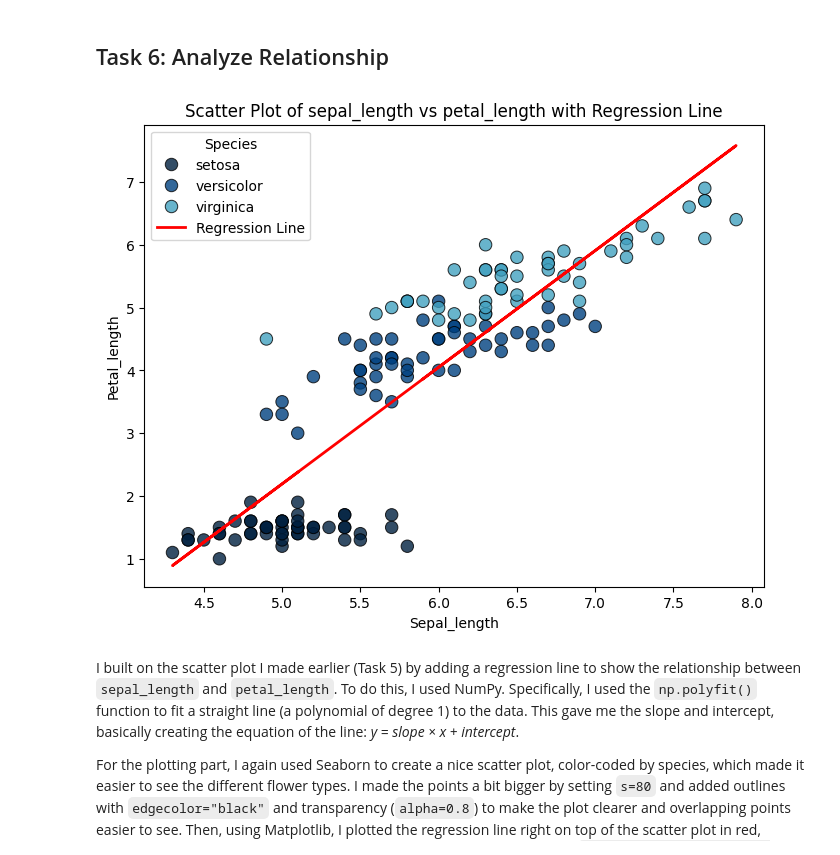
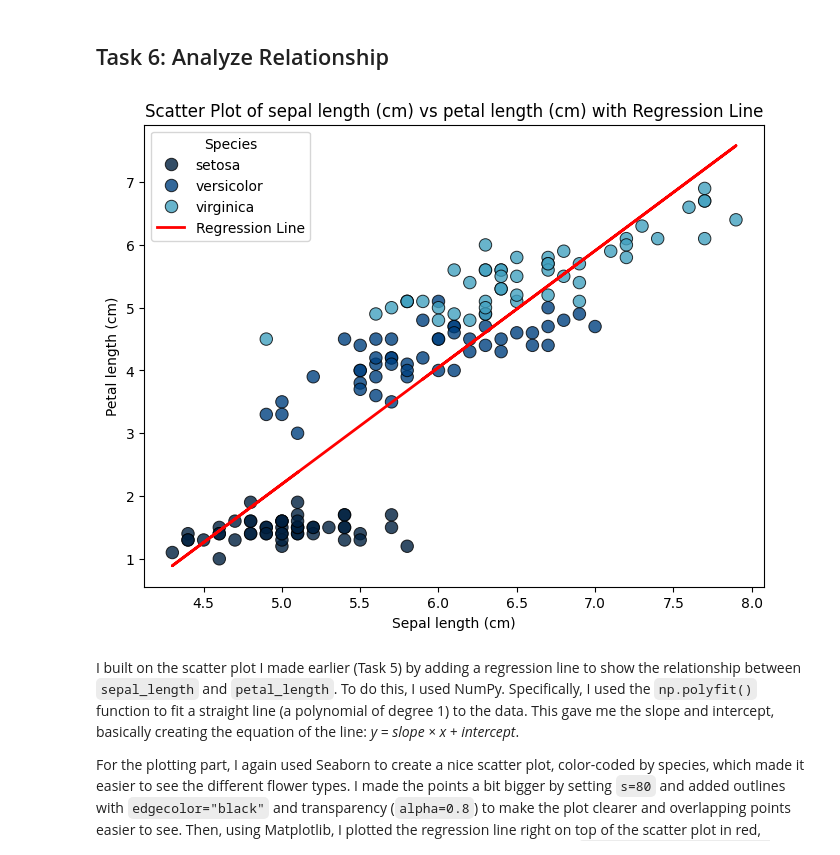
Before and after one commit to tihana-gray/principles_of_data_analytics, a Jupyter notebook: tasks.ipynb, the cells around one changed output. Saved outputs shown, nothing was run; the diff lists cells and outputs as text; code cells hidden in the pictures.

```diff
--- a/tasks.ipynb
+++ b/tasks.ipynb
@@ -22,0 +13,12 @@ df = pd.read_csv('https://gist.githubusercontent.com/curran/a08a1080b88344b0c8a7
+# %%
+from sklearn.datasets import load_iris
+import pandas as pd
+
+# Loading the Iris dataset
+iris_data = load_iris() # 📚 https://shorturl.at/qciWj
+
+# Converting to a Pandas DataFrame
+df = pd.DataFrame(data=iris_data.data, columns=iris_data.feature_names) # 📚 https://shorturl.at/qciWj
+
+# Adding species names
+df["species"] = pd.Series(iris_data.target).map({0: "setosa", 1: "versicolor", 2: "virginica"}) # 📚 https://shorturl.at/L31Lg
@@ -237,36 +267,36 @@ import numpy as np
 import matplotlib.pyplot as plt
 import seaborn as sns
 
 # Choosing two features for scatter plot, these names match columns in the dataset.
-x_feature = "sepal_length"
-y_feature = "petal_length"
+x_feature = "sepal length (cm)"
+y_feature = "petal length (cm)"
 
 # Extracting numerical data for plotting → 📚 https://shorturl.at/wT0TF
 x = df[x_feature]
 y = df[y_feature]
 
 # Fitting a linear regression line (degree=1 for a straight line) → 📚 https://shorturl.at/VlrLv
 slope, intercept = np.polyfit(x, y, 1) # fits a polynomial of 1 degree
 
 # Creating scatter plot with species color-coded
 plt.figure(figsize=(8, 6)) # Sets the size of the plot for better readability → 📚 https://shorturl.at/7eHZV
 sns.scatterplot(x=x, y=y, hue=df["species"], palette="ocean", s=80, edgecolor="black", alpha=0.8) # 📚 https://shorturl.at/EAqVZ
 
 # Plotting regression line → 📚 https://shorturl.at/P2lU9
 plt.plot(x, slope * x + intercept, color="red", linewidth=2, label="Regression Line")
 
 # Adding labels and title for X-axis and Y-axis using the feature names → 📚 https://shorturl.at/gEjFL
 plt.xlabel(x_feature.capitalize())
 plt.ylabel(y_feature.capitalize())
 plt.title(f"Scatter Plot of {x_feature} vs {y_feature} with Regression Line") # 📚 https://shorturl.at/SHM2T
 
 # Showing legend → 📚 https://shorturl.at/jGonA
 plt.legend(title="Species")
 
 # Displaying the plot
 plt.show()
 # %% [output]
-[figure, old version]
+[figure, new version]
 # %% [markdown]
 I built on the scatter plot I made earlier (Task 5) by adding a regression line to show the relationship between `sepal_length` and `petal_length`. To do this, I used NumPy. Specifically, I used the `np.polyfit()` function to fit a straight line (a polynomial of degree 1) to the data. This gave me the slope and intercept, basically creating the equation of the line: *y = slope × x + intercept*.
 
```
Also changed, not shown: parts of 19 cells of this notebook, 1 other file.
